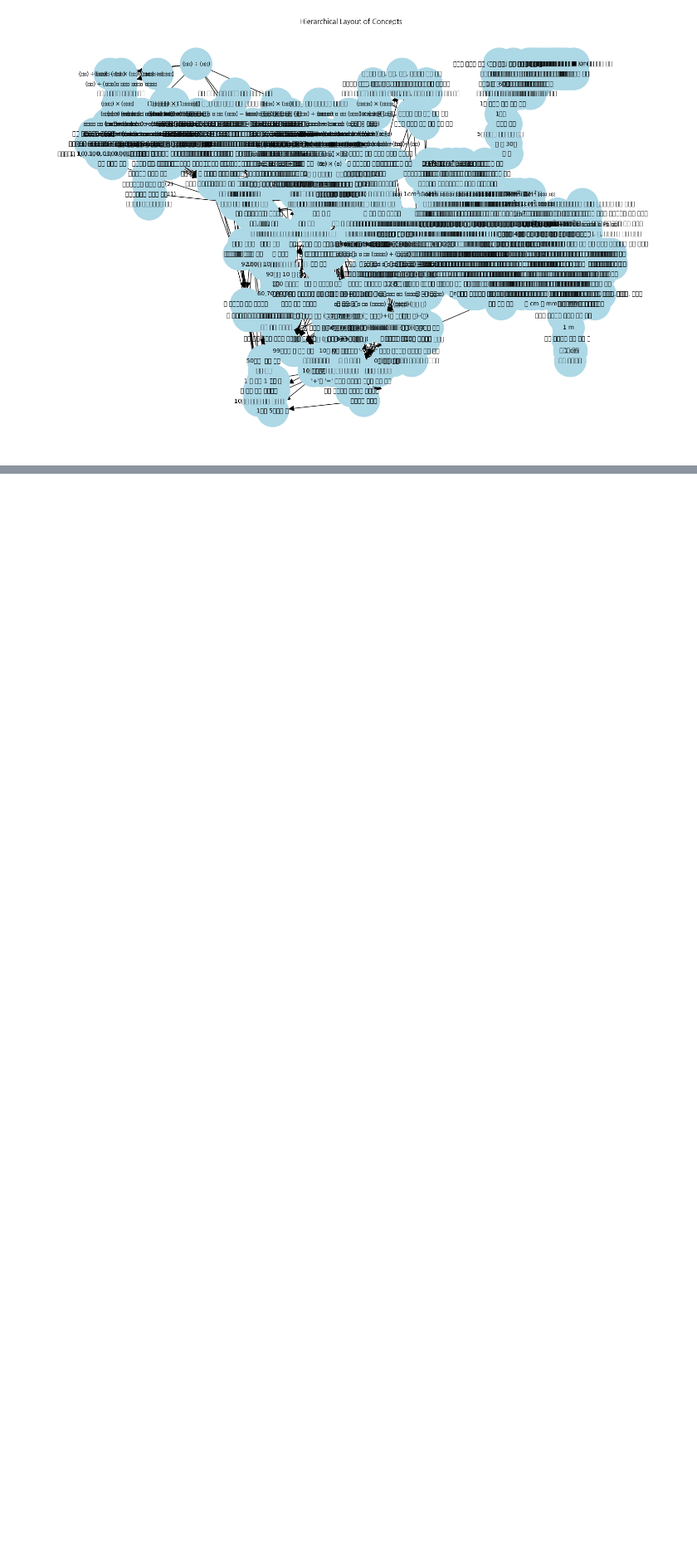
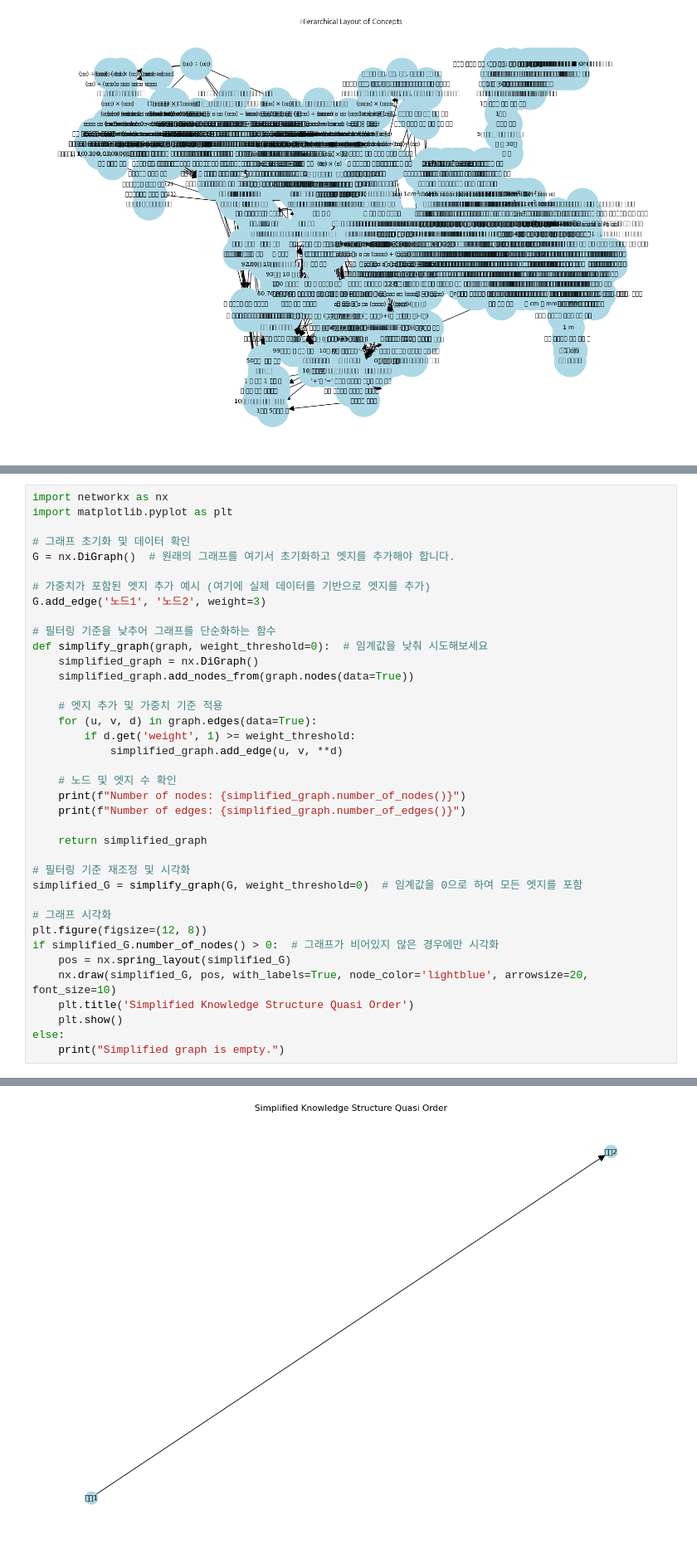
Before and after one commit to HKarin426/KST_base_e_math_lack_model, a Jupyter notebook: 0905_newstart.ipynb, the cells around one changed output, grey strips where cells are left out. Shown at 83% size. Drawn from its saved outputs; the diff is of its cells as text; blank space fills up the shorter version.

```diff
--- a/0905_newstart.ipynb
+++ b/0905_newstart.ipynb
@@ -831,0 +1027,39 @@ visualize_knowledge_states(knowledge_states)
+# %%
+import networkx as nx
+import matplotlib.pyplot as plt
+
+# 그래프 초기화 및 데이터 확인
+G = nx.DiGraph()  # 원래의 그래프를 여기서 초기화하고 엣지를 추가해야 합니다.
+
+# 가중치가 포함된 엣지 추가 예시 (여기에 실제 데이터를 기반으로 엣지를 추가)
+G.add_edge('노드1', '노드2', weight=3)
+
+# 필터링 기준을 낮추어 그래프를 단순화하는 함수
+def simplify_graph(graph, weight_threshold=0):  # 임계값을 낮춰 시도해보세요
+    simplified_graph = nx.DiGraph()
+    simplified_graph.add_nodes_from(graph.nodes(data=True))
+
+    # 엣지 추가 및 가중치 기준 적용
+    for (u, v, d) in graph.edges(data=True):
+        if d.get('weight', 1) >= weight_threshold:
+            simplified_graph.add_edge(u, v, **d)
+
+    # 노드 및 엣지 수 확인
+    print(f"Number of nodes: {simplified_graph.number_of_nodes()}")
+    print(f"Number of edges: {simplified_graph.number_of_edges()}")
+
+    return simplified_graph
+
+# 필터링 기준 재조정 및 시각화
+simplified_G = simplify_graph(G, weight_threshold=0)  # 임계값을 0으로 하여 모든 엣지를 포함
+
+# 그래프 시각화
+plt.figure(figsize=(12, 8))
+if simplified_G.number_of_nodes() > 0:  # 그래프가 비어있지 않은 경우에만 시각화
+    pos = nx.spring_layout(simplified_G)
+    nx.draw(simplified_G, pos, with_labels=True, node_color='lightblue', arrowsize=20, font_size=10)
+    plt.title('Simplified Knowledge Structure Quasi Order')
+    plt.show()
+else:
+    print("Simplified graph is empty.")
+# %% [output]
@@ -831,0 +1068 @@ visualize_knowledge_states(knowledge_states)
+[figure, added]
```
Also changed, not shown: parts of 4 cells of this notebook, 22 other files.
